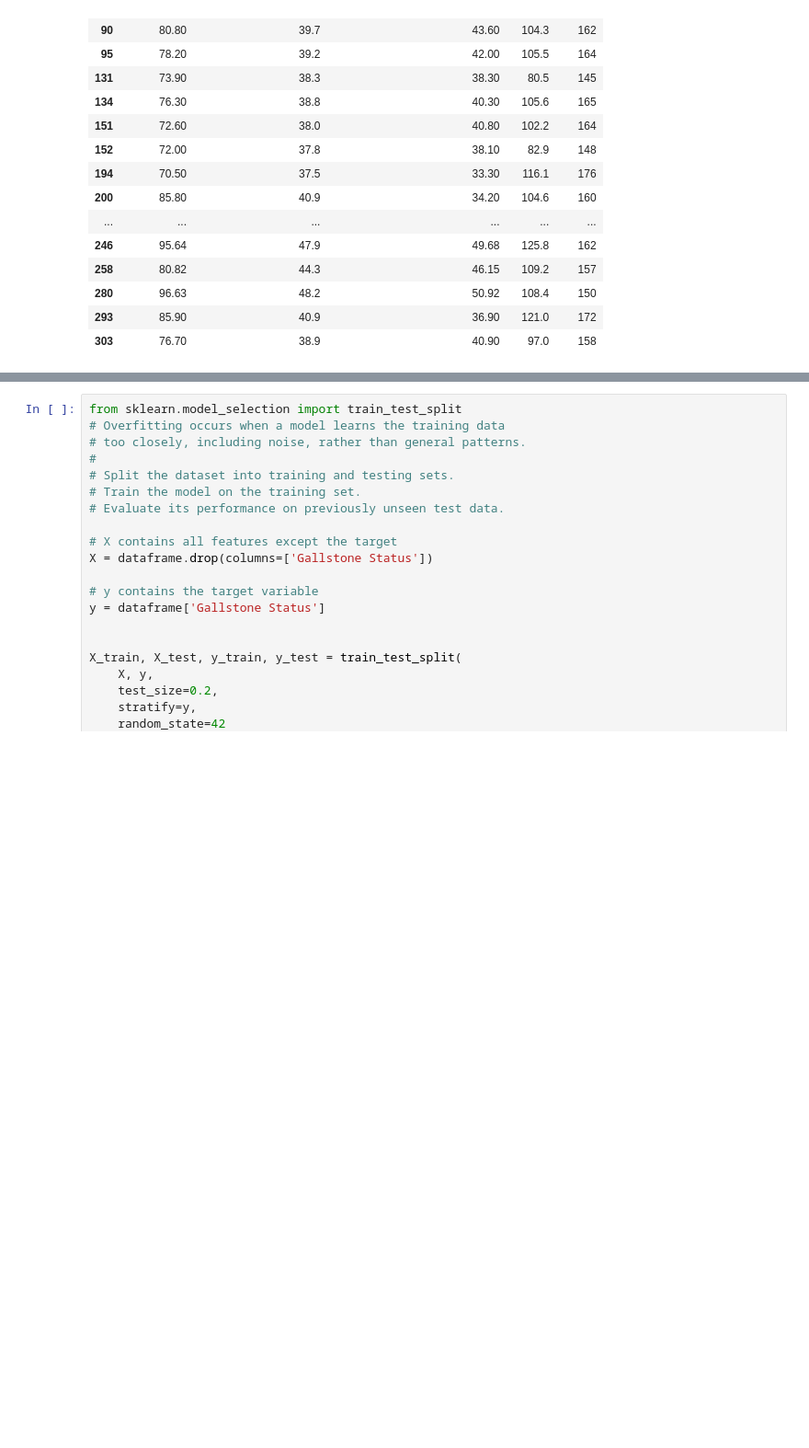
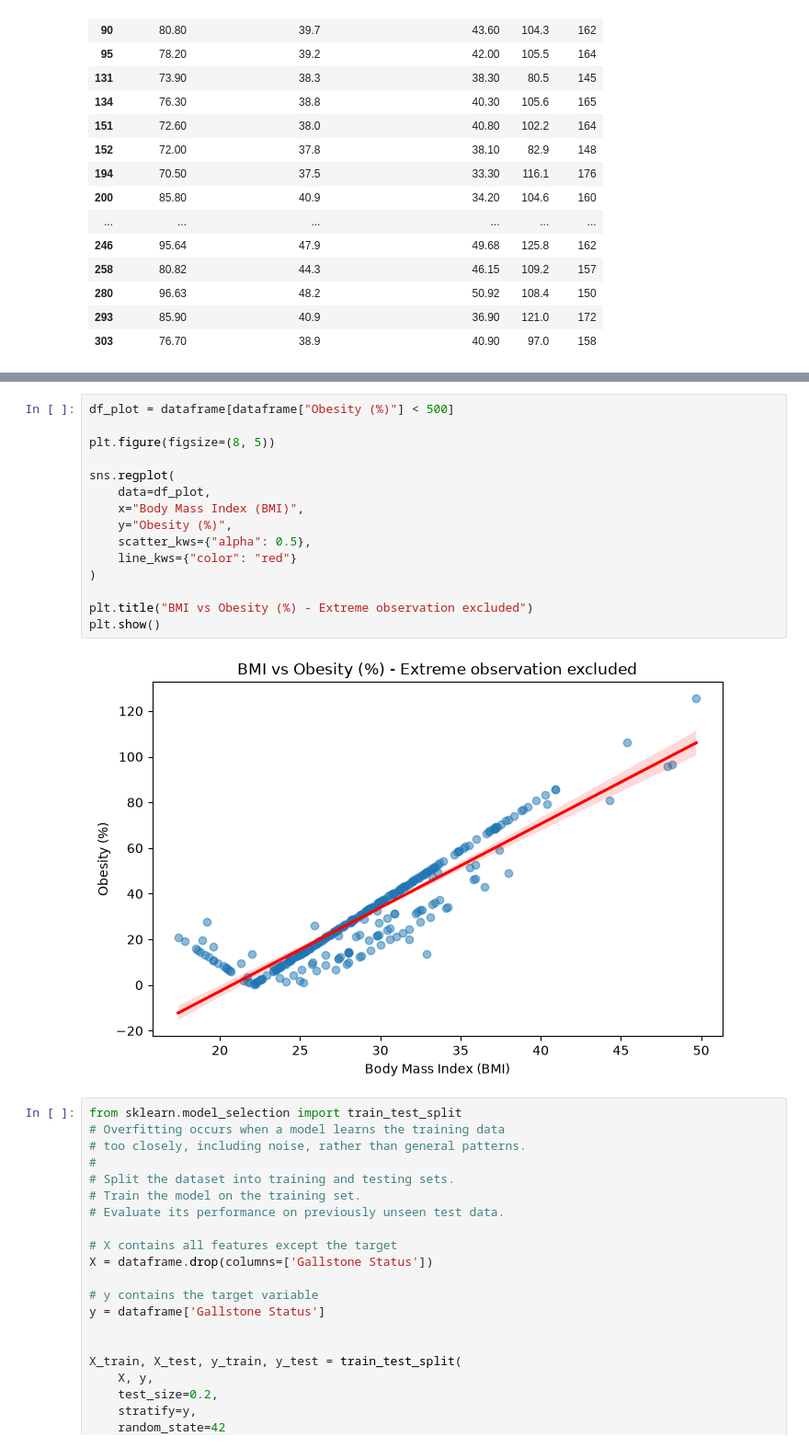
Before and after one commit to aaronsd1/DAT540-group-project, a Jupyter notebook: notebooks/01_exploration.ipynb, the cells around one changed output, grey strips where cells are left out. Shown at 92% size. Cells and saved outputs as stored; diff of their text form; blank space fills up the shorter version.

```diff
--- a/notebooks/01_exploration.ipynb
+++ b/notebooks/01_exploration.ipynb
@@ -112,3 +203,20 @@ dataframe.loc[
+# %%
+df_plot = dataframe[dataframe["Obesity (%)"] < 500]
+
+plt.figure(figsize=(8, 5))
+
+sns.regplot(
+    data=df_plot,
+    x="Body Mass Index (BMI)",
+    y="Obesity (%)",
+    scatter_kws={"alpha": 0.5},
+    line_kws={"color": "red"}
+)
+
+plt.title("BMI vs Obesity (%) - Extreme observation excluded")
+plt.show()
+# %% [output]
+[figure, added]
 # %%
 from sklearn.model_selection import train_test_split
 # Overfitting occurs when a model learns the training data
```
Also changed, not shown: parts of 4 cells of this notebook.
